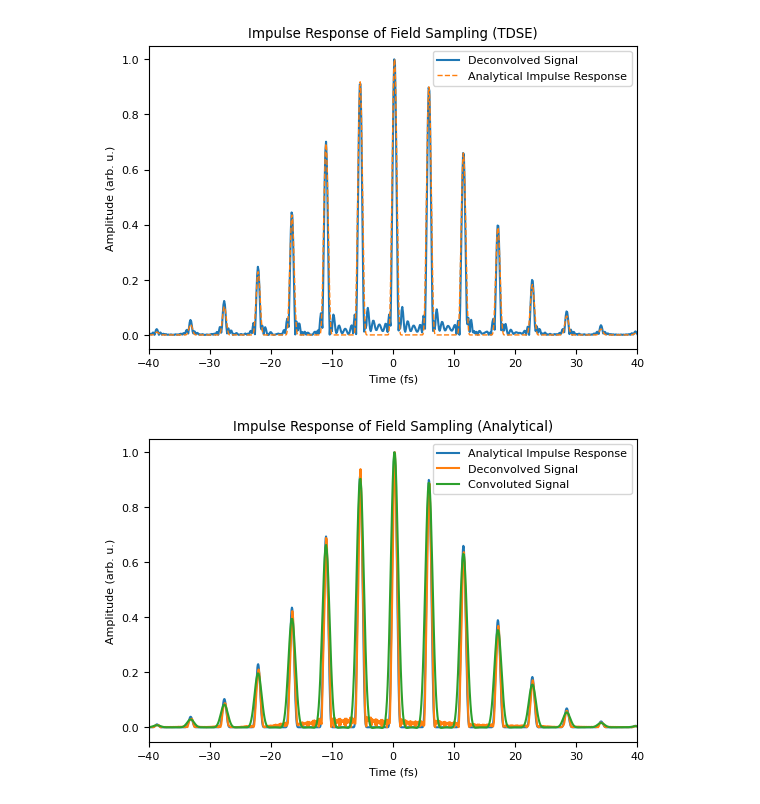
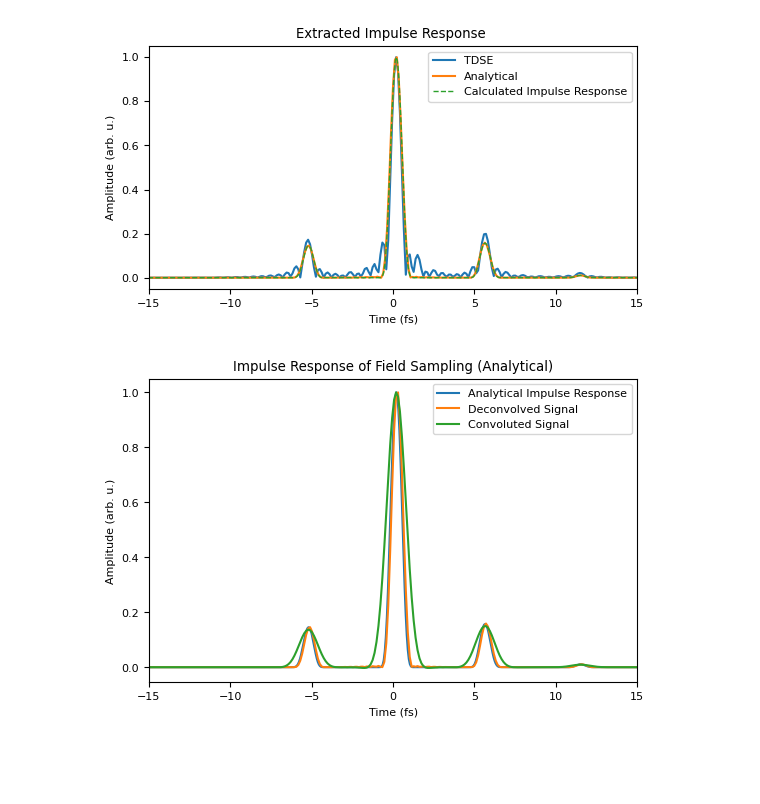
Before and after one commit to ritzkowsky42/SupercontinuumSamplingSimulation, a Jupyter notebook: DeconvolveArtificialShort.ipynb, the cells around one changed output. Drawn from its saved outputs; the diff is of its cells as text; code cells hidden in the pictures; blank space fills up the shorter version.

```diff
--- a/DeconvolveArtificialShort.ipynb
+++ b/DeconvolveArtificialShort.ipynb
@@ -157,9 +212,16 @@ H_conj = np.conj(refField_f)
 # Compute the power spectral density of the reference field
 S_xx = np.abs(refField_f) ** 2
 
+SNR = 0.8e-4
+SNRanalytical = 1e-8
+
 # Compute the Wiener filter using the known noise power spectrum
-wiener_filter = H_conj / (S_xx + 1e-4)
-wiener_filterAnalytical = H_conj / (S_xx + 1e-15)
+wiener_filter = H_conj / np.sqrt((S_xx)** 2 + SNR)
+
+wiener_filterAnalytical = H_conj / (S_xx + SNRanalytical)
+
+AlternateFilter =(1 / refField_f) * np.abs(refField_f) ** 2 / (np.abs(refField_f) ** 2 + SNR**2)
+
 
 # Apply the Wiener filter
 fft_deconvolved = fft_convoluted * wiener_filter
@@ -178,15 +240,27 @@ deconvolved_signalAnalytical_real2 = np.fft.ifftshift(deconvolved_signalAnalytic
 
 plt.figure(figsize=(cm*16, cm*6))
 plt.plot(t, deconvolved_signal_real2/np.max(deconvolved_signal_real2), label='Deconvolved TDSE')
-plt.plot(t, deconvolved_signalAnalytical_real2/np.max(deconvolved_signalAnalytical_real2), label='Deconvolved Analytical')
+plt.plot(t-0.1, deconvolved_signalAnalytical_real2/np.max(deconvolved_signalAnalytical_real2), label='Deconvolved Analytical')
 plt.xlabel('Time')
+plt.xlim(-10, 10)
 plt.ylabel('Amplitude')
 plt.title('Deconvolved Signal with Known Noise Floor (TDSE)')
 plt.legend()
 plt.show()
 
+#spectrum analytical impulse response
+specAnalytical = np.fft.fft(FNemissionDerivative(pumpField, 76, 15)/np.max(FNemissionDerivative(pumpField, 76, 15)))
+freqPump = np.fft.fftfreq(len(tPump), tPump[1] - tPump[0])
+
+plt.semilogy(freq,np.abs(fft_deconvolved)/np.max(np.abs(fft_deconvolved)),label='Deconvolved')
+plt.semilogy(freq,np.abs(fft_deconvolvedAnalytical)/np.max(np.abs(fft_deconvolvedAnalytical)),label='Deconvolved Analytical')
+plt.semilogy(freqPump,np.abs(specAnalytical)/np.max(np.abs(specAnalytical)),label='Analytical Impulse Response')
+plt.xlim(-2,2)
+plt.ylim(1e-4,1)
+plt.legend()
+plt.show()
 
 # saving both in csv files
-np.savetxt('DeconvolvedSignalTDSE.csv', np.column_stack((t, deconvolved_signal_real2)), delimiter=',', header='Time,Amplitude', comments='')
-np.savetxt('DeconvolvedSignalAnalytical.csv', np.column_stack((t, deconvolved_signalAnalytical_real2)), delimiter=',', header='Time,Amplitude', comments='')
+np.savetxt('DeconvolvedSignalTDSEShortGate.csv', np.column_stack((t, deconvolved_signal_real2)), delimiter=',', header='Time,Amplitude', comments='')
+np.savetxt('DeconvolvedSignalAnalyticalShortGate.csv', np.column_stack((t, deconvolved_signalAnalytical_real2)), delimiter=',', header='Time,Amplitude', comments='')
 # %% [output]
@@ -194,33 +269,34 @@ np.savetxt('DeconvolvedSignalAnalytical.csv', np.column_stack((t, deconvolved_si
 # %%
 deconvolved_signal_real2 = np.fft.ifftshift(deconvolved_signal_real)
 
-plt.figure(figsize=(cm*16, cm*10))
-plt.plot(t, deconvolved_signal_real2/np.max(deconvolved_signal_real2), label='Deconvolved Signal')
+plt.figure(figsize=(cm*16, cm*8))
 
-plt.plot(tPump,FNemissionDerivative(-pumpField, 76, 15)/np.max(FNemissionDerivative(-pumpField, 76, 15)),linestyle="--",label='Analytical Impulse Response',linewidth=1)
-# plt.plot(t,convolutedSignal/np.max(convolutedSignal),label='Convoluted Signal')
+plt.plot(t, deconvolved_signal_real2/np.max(deconvolved_signal_real2), label='TDSE')
+plt.plot(t-0.07, deconvolved_signalAnalytical_real2/np.max(deconvolved_signalAnalytical_real2), label='Analytical')
+plt.plot(tPump,FNemissionDerivative(pumpField, 76, 15)/np.max(FNemissionDerivative(pumpField, 76, 15)),linestyle="--",label='Calculated Impulse Response',linewidth=1)
+
 plt.xlabel('Time (fs)')
-plt.xlim(-40,40)
+plt.xlim(-15,15)
 plt.ylabel('Amplitude (arb. u.)')
-plt.title('Impulse Response of Field Sampling (TDSE)')
+plt.title('Extracted Impulse Response ')
 plt.legend(loc='upper right')
-plt.savefig('ImpulseResponseTDSE_2.png', dpi=600)
+plt.savefig('ImpulseResponseWiener.pdf', dpi=600)
 plt.show()
 # %% [output]
-[figure, old version]
+[figure, new version]
 # %%
 
 plt.figure(figsize=(cm*16, cm*10))
 
-plt.plot(tPump,FNemissionDerivative(-pumpField, 76, 15)/np.max(FNemissionDerivative(-pumpField, 76, 15)),label='Analytical Impulse Response')
+plt.plot(tPump,FNemissionDerivative(pumpField, 76, 15)/np.max(FNemissionDerivative(pumpField, 76, 15)),label='Analytical Impulse Response')
 plt.plot(t, deconvolved_signalAnalytical_real2/np.max(deconvolved_signalAnalytical_real2), label='Deconvolved Signal')
-plt.plot(t,current,label='Convoluted Signal')
+plt.plot(t,current/np.max(current),label='Convoluted Signal')
 plt.xlabel('Time (fs)')
-plt.xlim(-40,40)
+plt.xlim(-15,15)
 plt.ylabel('Amplitude (arb. u.)')
 plt.title('Impulse Response of Field Sampling (Analytical)')
 plt.legend(loc='upper right')
 plt.savefig('ImpulseResponseAnalytical.png', dpi=600)
 plt.show()
 # %% [output]
-[figure, old version]
+[figure, new version]
```
Also changed, not shown: parts of 11 cells of this notebook, 10 other files.
